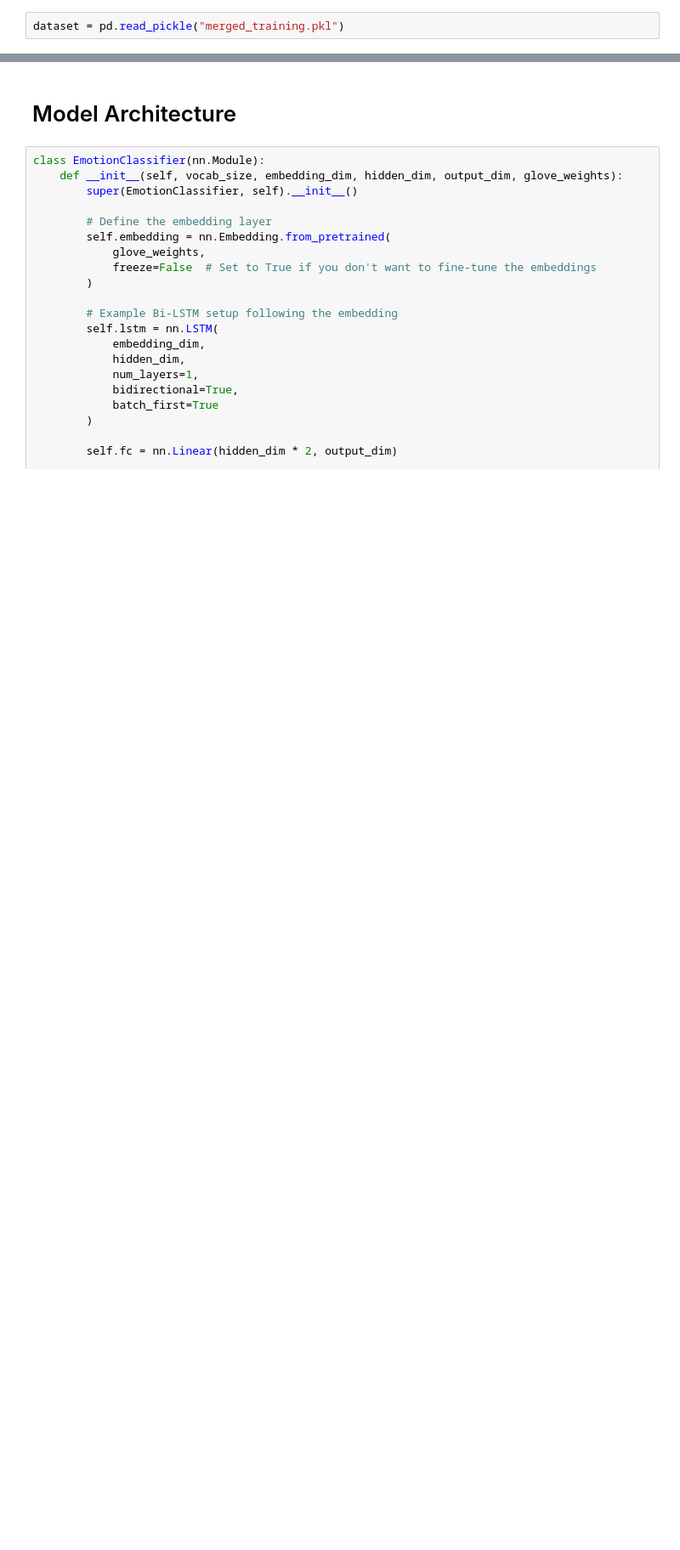
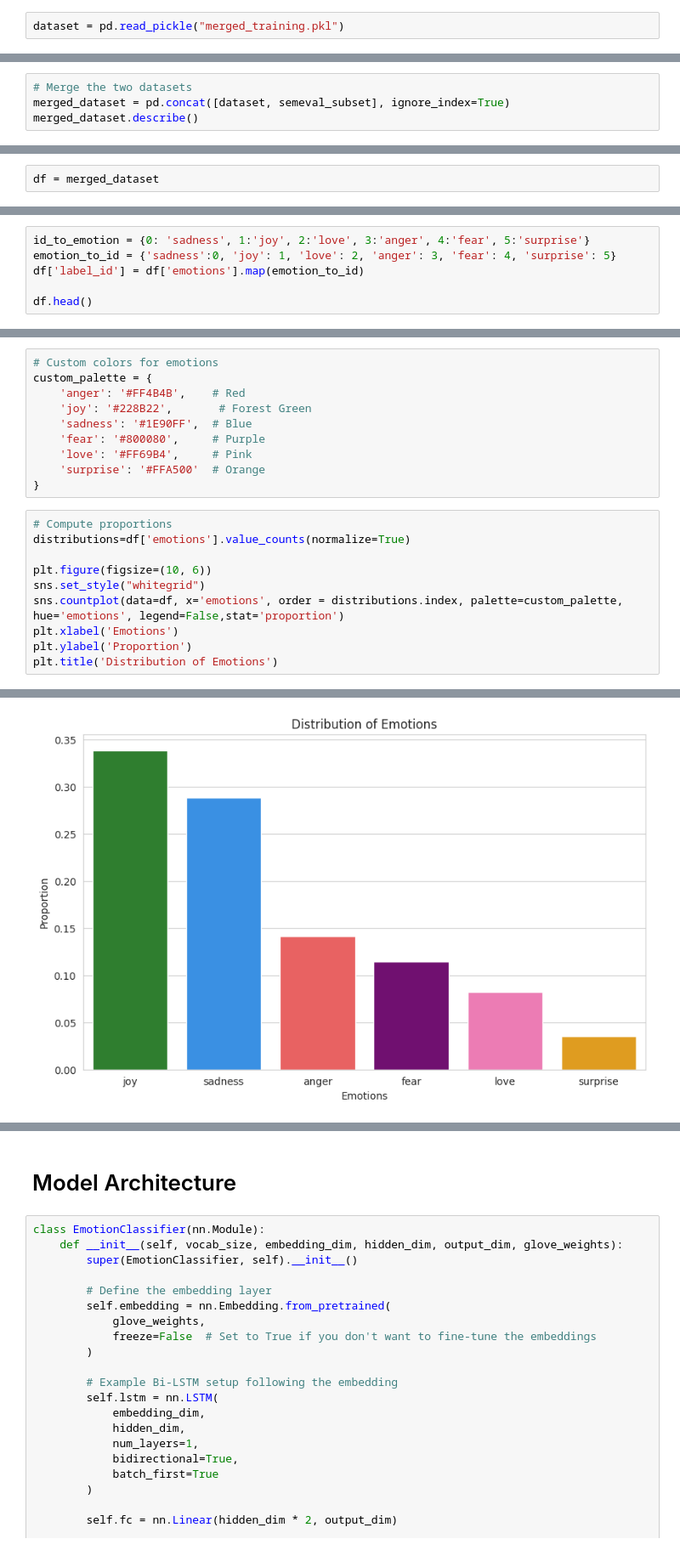
Before and after one commit to moka-co/twitter_emo_classification, a Jupyter notebook: emotion_classification.ipynb, the cells around one changed output, grey strips where cells are left out. Shown at 85% size. Saved outputs shown, nothing was run; the diff lists cells and outputs as text; blank space fills up the shorter version.

Commit message:
Add PReprocessing Pipeline, Exploratory Data Anylsis and Data Preprocessing, removed outliers and created dictionary labels

```diff
--- a/emotion_classification.ipynb
+++ b/emotion_classification.ipynb
@@ -159,0 +182,4 @@ DataFrame with numerical labels:
+# %%
+# Merge the two datasets
+merged_dataset = pd.concat([dataset, semeval_subset], ignore_index=True)
+merged_dataset.describe()
@@ -159,0 +260,2 @@ DataFrame with numerical labels:
+# %%
+df = merged_dataset
@@ -159,0 +268,6 @@ DataFrame with numerical labels:
+# %%
+id_to_emotion = {0: 'sadness', 1:'joy', 2:'love', 3:'anger', 4:'fear', 5:'surprise'}
+emotion_to_id = {'sadness':0, 'joy': 1, 'love': 2, 'anger': 3, 'fear': 4, 'surprise': 5}
+df['label_id'] = df['emotions'].map(emotion_to_id)
+
+df.head()
@@ -159,0 +281,21 @@ DataFrame with numerical labels:
+# %%
+# Custom colors for emotions
+custom_palette = {
+    'anger': '#FF4B4B',    # Red
+    'joy': '#228B22',       # Forest Green
+    'sadness': '#1E90FF',  # Blue
+    'fear': '#800080',     # Purple
+    'love': '#FF69B4',     # Pink
+    'surprise': '#FFA500'  # Orange
+}
+# %%
+# Compute proportions
+distributions=df['emotions'].value_counts(normalize=True)
+
+plt.figure(figsize=(10, 6))
+sns.set_style("whitegrid")
+sns.countplot(data=df, x='emotions', order = distributions.index, palette=custom_palette, hue='emotions', legend=False,stat='proportion')
+plt.xlabel('Emotions')
+plt.ylabel('Proportion')
+plt.title('Distribution of Emotions')
+# %% [output]
@@ -159,0 +303 @@ DataFrame with numerical labels:
+[figure, added]
```
Also changed, not shown: parts of 70 cells of this notebook.
